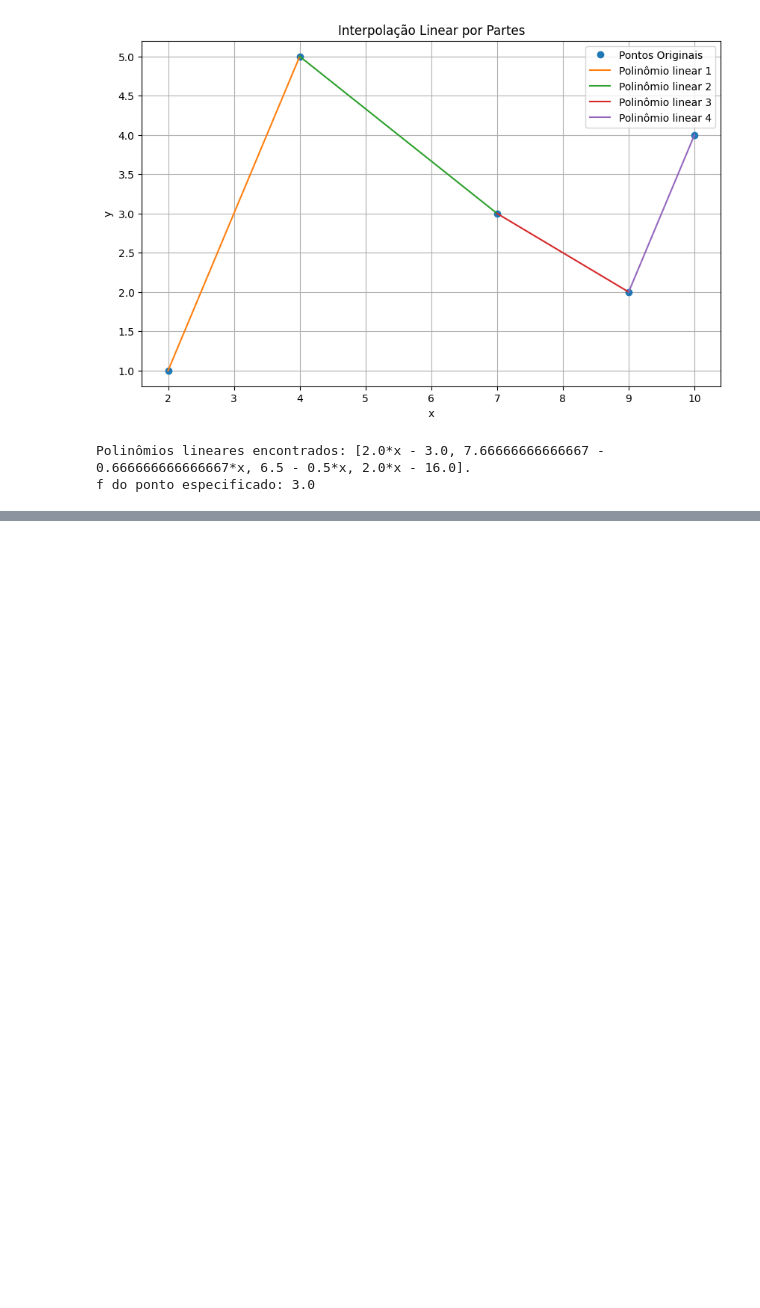
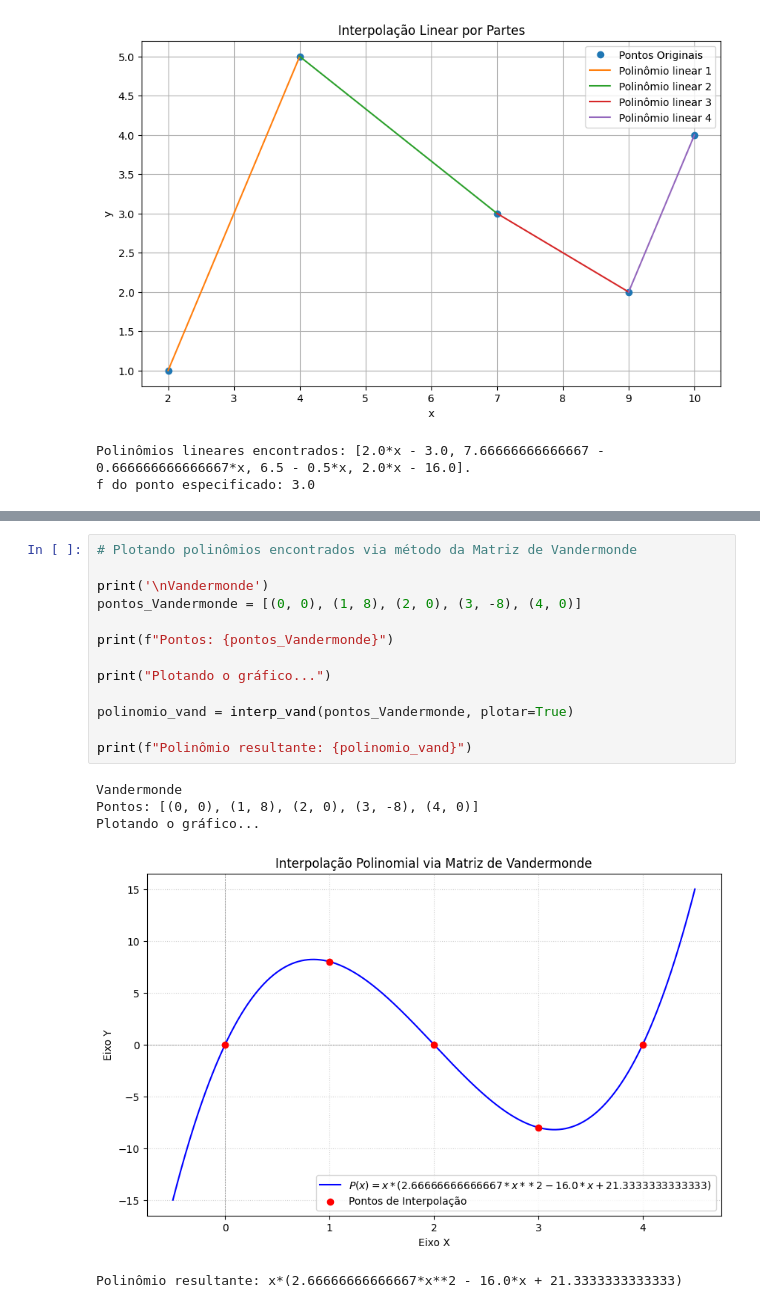
Before and after one commit to Mateus-Band/CB2325NumericaG07, a Jupyter notebook: notebooks_demos/interpolacao_demo.ipynb, the cells around one changed output, grey strips where cells are left out. Drawn from its saved outputs; the diff is of its cells as text; blank space fills up the shorter version.

```diff
--- a/notebooks_demos/interpolacao_demo.ipynb
+++ b/notebooks_demos/interpolacao_demo.ipynb
@@ -59,0 +120,19 @@ f do ponto especificado: 3.0
+# %%
+# Plotando polinômios encontrados via método da Matriz de Vandermonde
+
+print('\nVandermonde')
+pontos_Vandermonde = [(0, 0), (1, 8), (2, 0), (3, -8), (4, 0)]
+
+print(f"Pontos: {pontos_Vandermonde}")
+
+print("Plotando o gráfico...")
+
+polinomio_vand = interp_vand(pontos_Vandermonde, plotar=True)
+
+print(f"Polinômio resultante: {polinomio_vand}")
+# %% [output]
+Vandermonde
+Pontos: [(0, 0), (1, 8), (2, 0), (3, -8), (4, 0)]
+Plotando o gráfico...
+[figure, added]
+Polinômio resultante: x*(2.66666666666667*x**2 - 16.0*x + 21.3333333333333)
```
Also changed, not shown: parts of 5 cells of this notebook.
